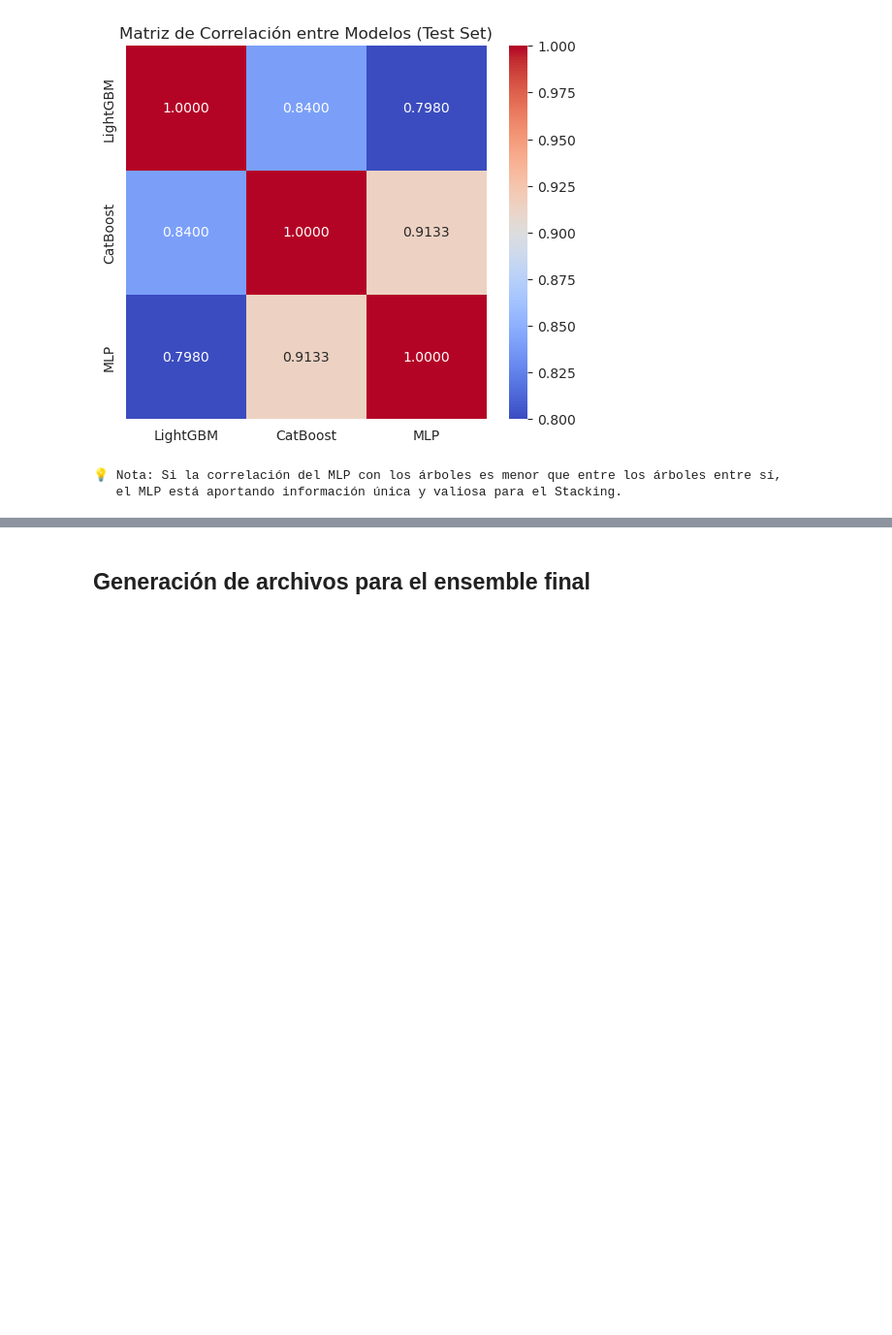
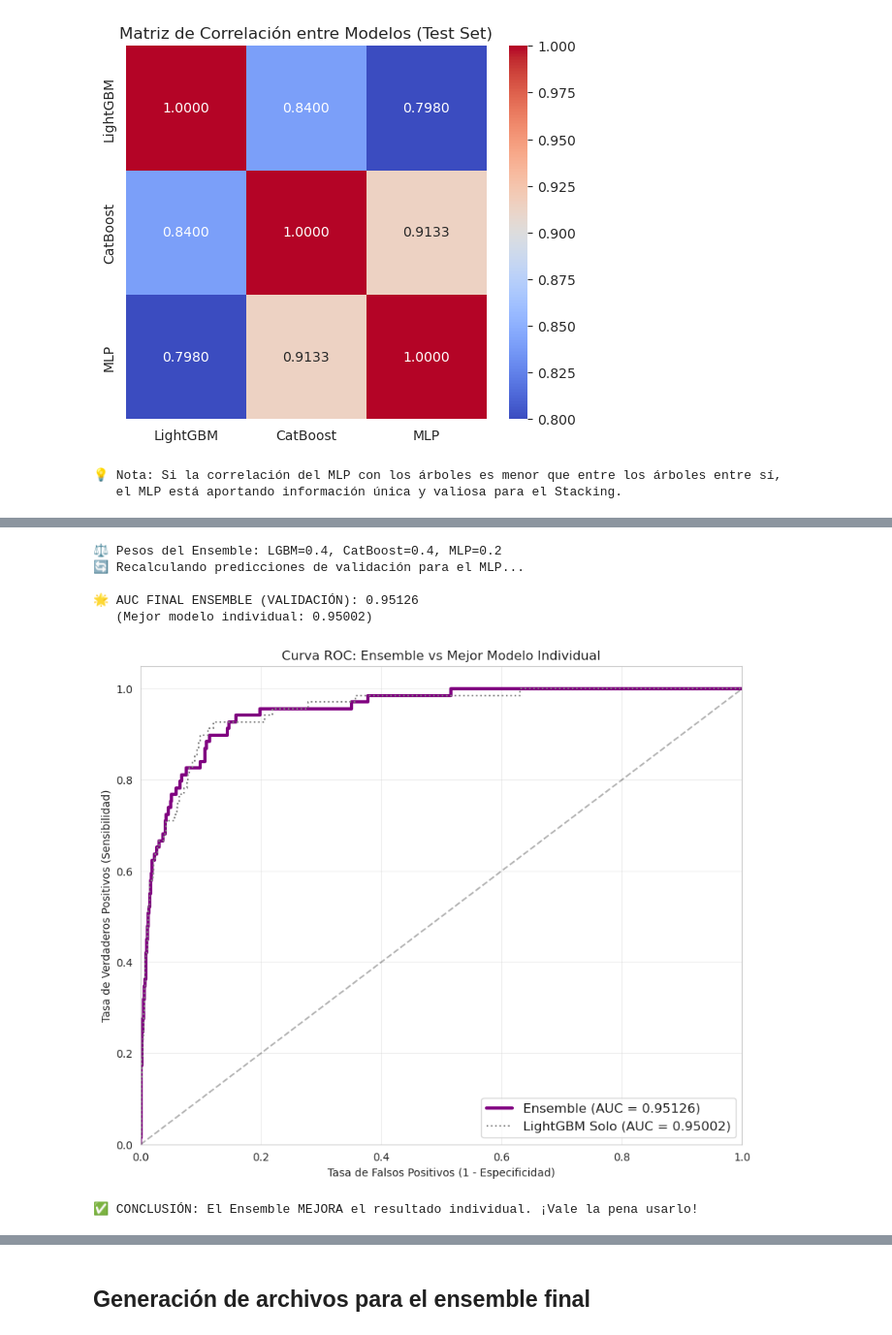
Before and after one commit to sprieton/ISIC_DL, a Jupyter notebook: ModelMaker/MetadataModels.ipynb, the cells around one changed output, grey strips where cells are left out. Shown: that part at 97% size. Cells and saved outputs as stored; diff of their text form; code cells hidden in the pictures; blank space fills up the shorter version.

```diff
--- a/ModelMaker/MetadataModels.ipynb
+++ b/ModelMaker/MetadataModels.ipynb
@@ -900,0 +931,73 @@ print("   el MLP está aportando información única y valiosa para el Stacking.
+# %%
+# 7.2 CÁLCULO DEL ENSEMBLE (TEST SET)
+# ------------------------------------------------------------------------------
+
+# Definir pesos (ajustables según rendimiento en validación)
+W_LGBM = 0.4
+W_CAT  = 0.4
+W_MLP  = 0.2
+
+print(f"⚖️ Pesos del Ensemble: LGBM={W_LGBM}, CatBoost={W_CAT}, MLP={W_MLP}")
+
+# Calcular predicción ponderada
+preds_test_ensemble = (preds_test_lgbm * W_LGBM) + \
+                      (preds_test_cat * W_CAT) + \
+                      (preds_test_mlp * W_MLP)
+
+## ------------------------------------------------------------------------------
+# 7.3 VALIDACIÓN DEL ENSEMBLE Y CURVA ROC
+# ------------------------------------------------------------------------------
+
+print("🔄 Recalculando predicciones de validación para el MLP...")
+model_mlp.eval()
+y_pred_val_mlp = []
+with torch.no_grad():
+    for X_batch, _ in val_loader: # Solo necesitamos X
+        X_batch = X_batch.to(DEVICE)
+        logits = model_mlp(X_batch)
+        probs = torch.sigmoid(logits)
+        y_pred_val_mlp.extend(probs.cpu().numpy().flatten())
+y_pred_val_mlp = np.array(y_pred_val_mlp)
+
+# 1. CALCULAR ENSEMBLE EN VALIDACIÓN
+# Usamos los mismos pesos que definimos antes
+y_pred_val_ensemble = (y_pred_val_lgbm * W_LGBM) + \
+                      (y_pred_val_cat * W_CAT) + \
+                      (y_pred_val_mlp * W_MLP)
+
+# 2. CALCULAR AUC DEL ENSEMBLE
+auc_ensemble_val = roc_auc_score(y_val, y_pred_val_ensemble)
+print(f"\n🌟 AUC FINAL ENSEMBLE (VALIDACIÓN): {auc_ensemble_val:.5f}")
+print(f"   (Mejor modelo individual: {max(auc_lgbm, auc_cat, best_auc_mlp):.5f})")
+
+# 3. GRÁFICO ROC COMPARATIVO
+fpr_ens, tpr_ens, _ = roc_curve(y_val, y_pred_val_ensemble)
+fpr_best, tpr_best, _ = roc_curve(y_val, y_pred_val_lgbm) # Asumimos LGBM como referencia
+
+plt.figure(figsize=(10, 8))
+plt.plot(fpr_ens, tpr_ens, color='purple', lw=3, label=f'Ensemble (AUC = {auc_ensemble_val:.5f})')
+plt.plot(fpr_best, tpr_best, color='gray', linestyle=':', label=f'LightGBM Solo (AUC = {auc_lgbm:.5f})')
+plt.plot([0, 1], [0, 1], color='black', linestyle='--', alpha=0.3)
+
+plt.xlim([0.0, 1.0])
+plt.ylim([0.0, 1.05])
+plt.xlabel('Tasa de Falsos Positivos (1 - Especificidad)')
+plt.ylabel('Tasa de Verdaderos Positivos (Sensibilidad)')
+plt.title('Curva ROC: Ensemble vs Mejor Modelo Individual')
+plt.legend(loc="lower right", fontsize=12)
+plt.grid(True, alpha=0.3)
+plt.show()
+
+# Interpretación
+if auc_ensemble_val > max(auc_lgbm, auc_cat, best_auc_mlp):
+    print("✅ CONCLUSIÓN: El Ensemble MEJORA el resultado individual. ¡Vale la pena usarlo!")
+else:
+    print("⚠️ CONCLUSIÓN: El Ensemble no supera claramente al mejor modelo individual.")
+# %% [output]
+⚖️ Pesos del Ensemble: LGBM=0.4, CatBoost=0.4, MLP=0.2
+🔄 Recalculando predicciones de validación para el MLP...
+
+🌟 AUC FINAL ENSEMBLE (VALIDACIÓN): 0.95126
+   (Mejor modelo individual: 0.95002)
+[figure, added]
+✅ CONCLUSIÓN: El Ensemble MEJORA el resultado individual. ¡Vale la pena usarlo!
```
Also changed, not shown: parts of 5 cells of this notebook, 5 other files.
